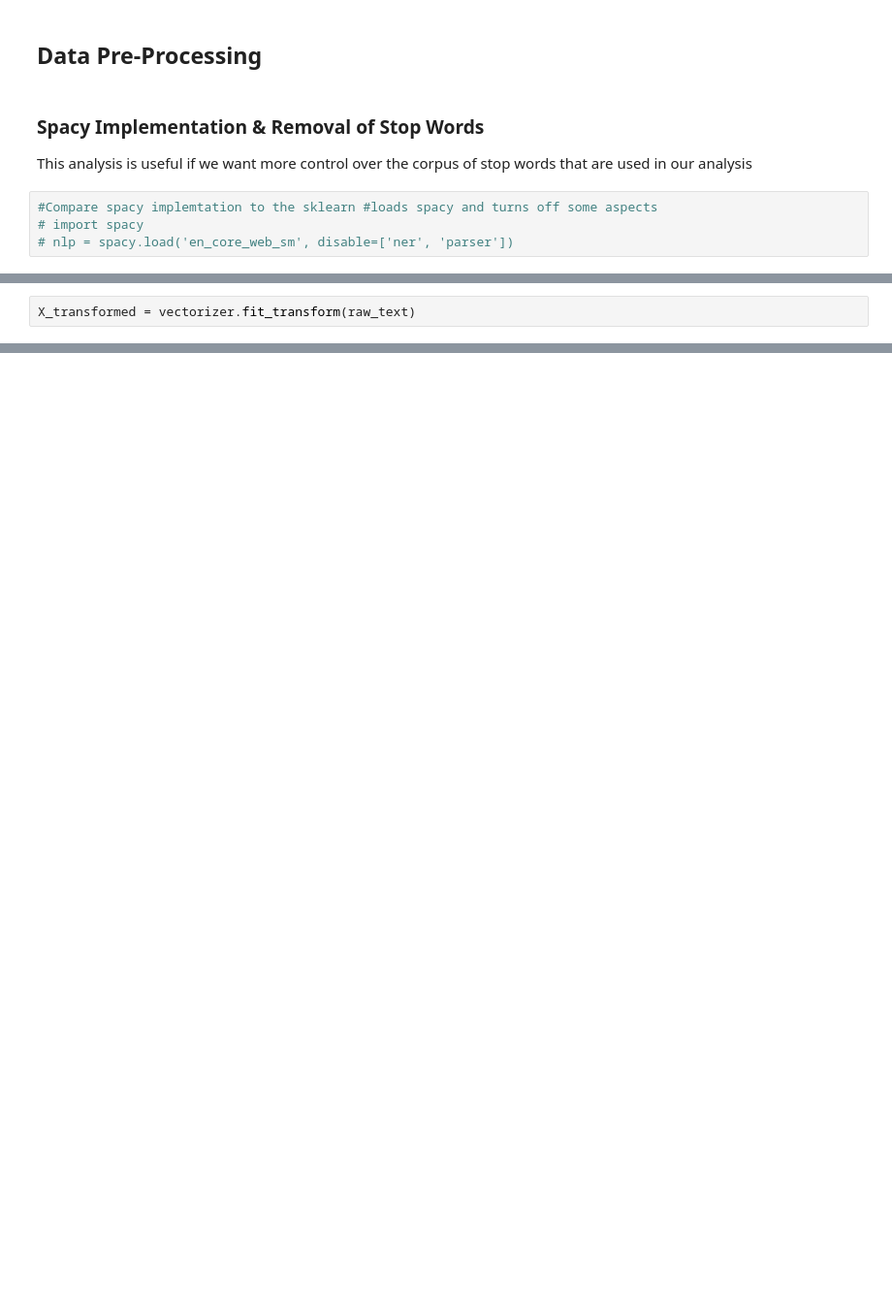
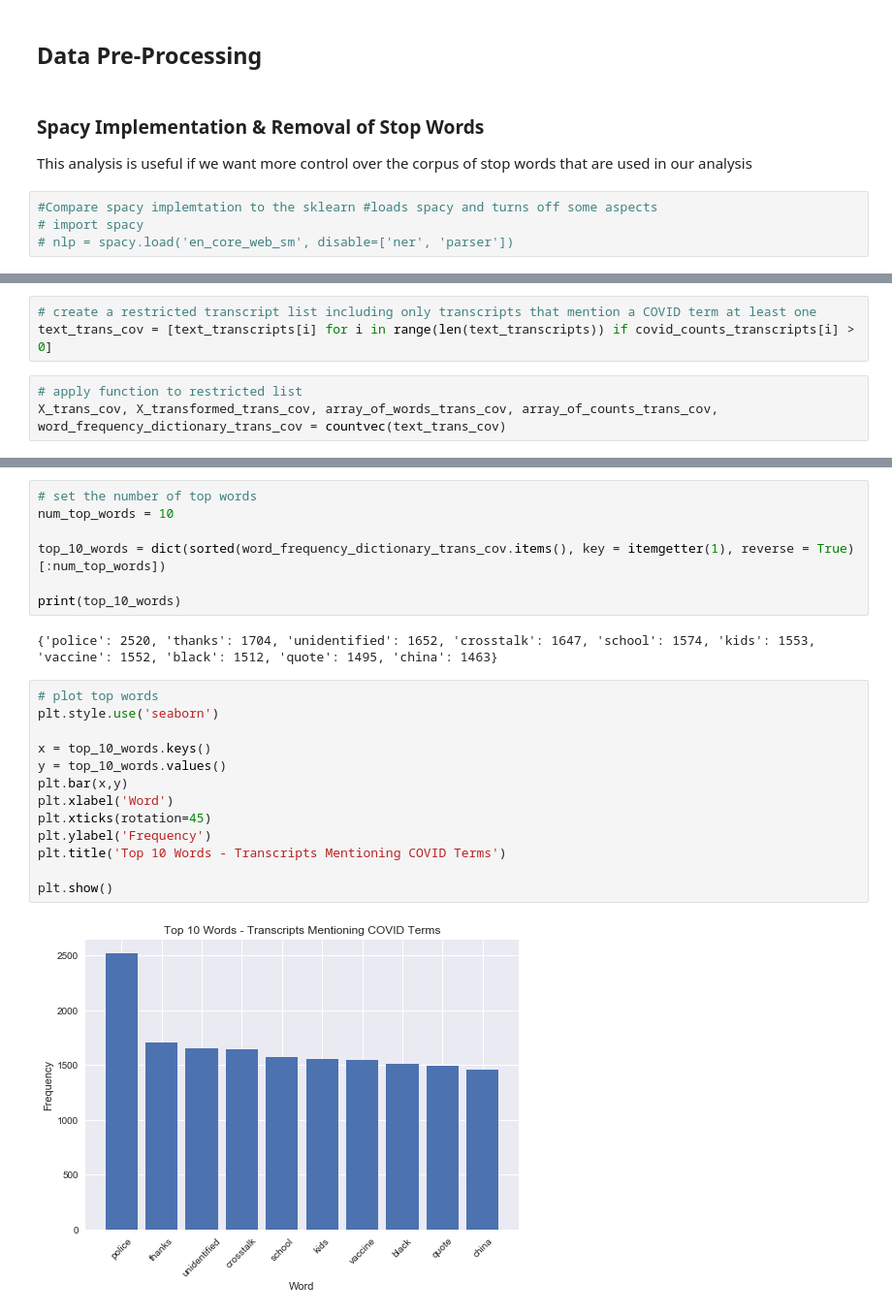
Before and after one commit to tobijegede/opinion-news-nlp, a Jupyter notebook: code/conservative_news_analysis.ipynb, the cells around one changed output, grey strips where cells are left out. Shown: that part at 97% size. Saved outputs shown, nothing was run; the diff lists cells and outputs as text; blank space fills up the shorter version.

```diff
--- a/code/conservative_news_analysis.ipynb
+++ b/code/conservative_news_analysis.ipynb
@@ -89,2 +216,0 @@ There are 2,642 unique words in the vocabulary.
-# %%
-X_transformed = vectorizer.fit_transform(raw_text)
@@ -169,0 +291,6 @@ plt.show()
+# %%
+# create a restricted transcript list including only transcripts that mention a COVID term at least one
+text_trans_cov = [text_transcripts[i] for i in range(len(text_transcripts)) if covid_counts_transcripts[i] > 0]
+# %%
+# apply function to restricted list
+X_trans_cov, X_transformed_trans_cov, array_of_words_trans_cov, array_of_counts_trans_cov, word_frequency_dictionary_trans_cov = countvec(text_trans_cov)
@@ -169,0 +309,24 @@ plt.show()
+# %%
+# set the number of top words
+num_top_words = 10
+
+top_10_words = dict(sorted(word_frequency_dictionary_trans_cov.items(), key = itemgetter(1), reverse = True)[:num_top_words])
+
+print(top_10_words)
+# %% [output]
+{'police': 2520, 'thanks': 1704, 'unidentified': 1652, 'crosstalk': 1647, 'school': 1574, 'kids': 1553, 'vaccine': 1552, 'black': 1512, 'quote': 1495, 'china': 1463}
+# %%
+# plot top words
+plt.style.use('seaborn')
+
+x = top_10_words.keys()
+y = top_10_words.values()
+plt.bar(x,y)
+plt.xlabel('Word')
+plt.xticks(rotation=45)
+plt.ylabel('Frequency')
+plt.title('Top 10 Words - Transcripts Mentioning COVID Terms')
+
+plt.show()
+# %% [output]
+[figure, added]
```
Also changed, not shown: parts of 51 cells of this notebook.
